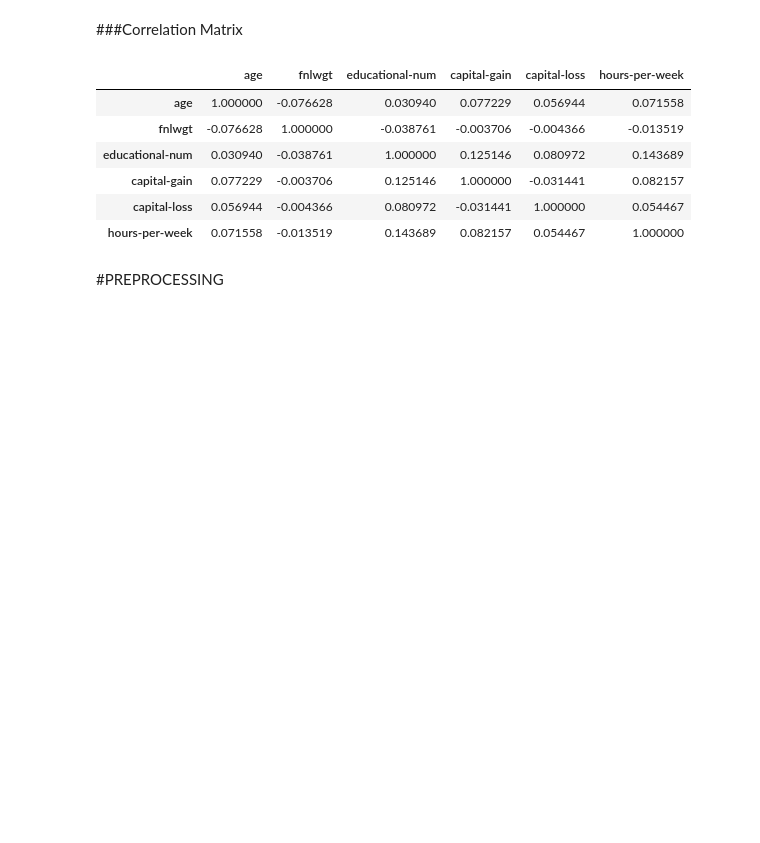
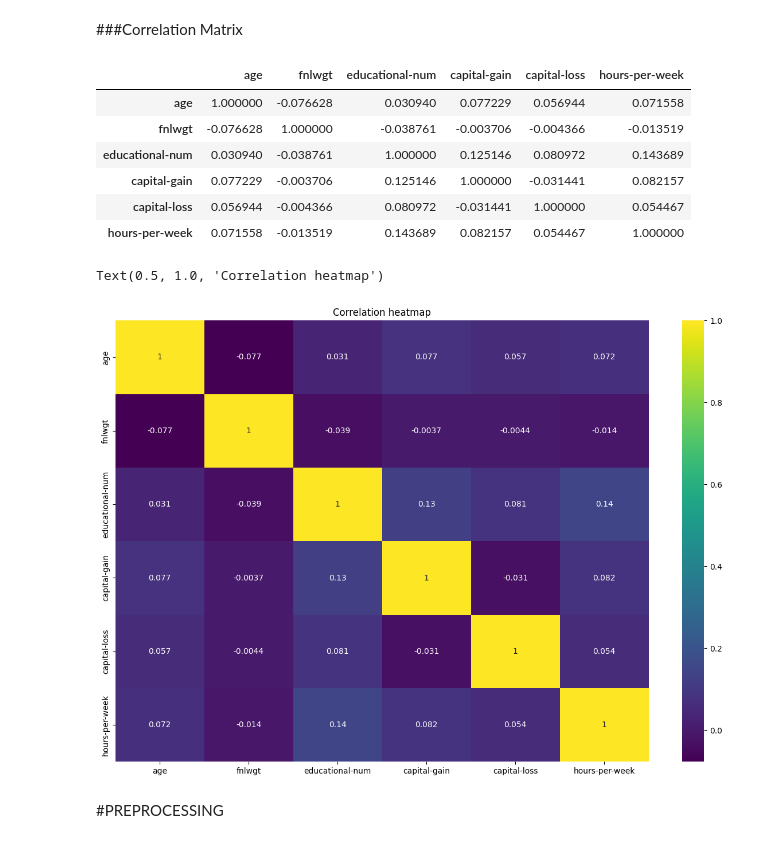
Before and after one commit to eshhha/ADULT_INCOME___PREDICTION, a Jupyter notebook: Adult_Income_prediction(preprocessing).ipynb, the cells around one changed output. Cells and saved outputs as stored; diff of their text form; code cells hidden in the pictures; blank space fills up the shorter version.

```diff
--- a/Adult_Income_prediction(preprocessing).ipynb
+++ b/Adult_Income_prediction(preprocessing).ipynb
@@ -191,6 +194,13 @@ corr_matrix
 | capital-gain | 0.077229 | -0.003706 | 0.125146 | 1.000000 | -0.031441 | 0.082157 |
 | capital-loss | 0.056944 | -0.004366 | 0.080972 | -0.031441 | 1.000000 | 0.054467 |
 | hours-per-week | 0.071558 | -0.013519 | 0.143689 | 0.082157 | 0.054467 | 1.000000 |
+# %%
+plt.figure(figsize =(15,10))
+sns.heatmap(corr_matrix,annot = True,cmap = 'viridis',fmt = '.2g')
+plt.title('Correlation heatmap')
+# %% [output]
+Text(0.5, 1.0, 'Correlation heatmap')
+[figure, added]
 # %% [markdown]
 #PREPROCESSING
 # %% [markdown]
```
Also changed, not shown: parts of 13 cells of this notebook.
